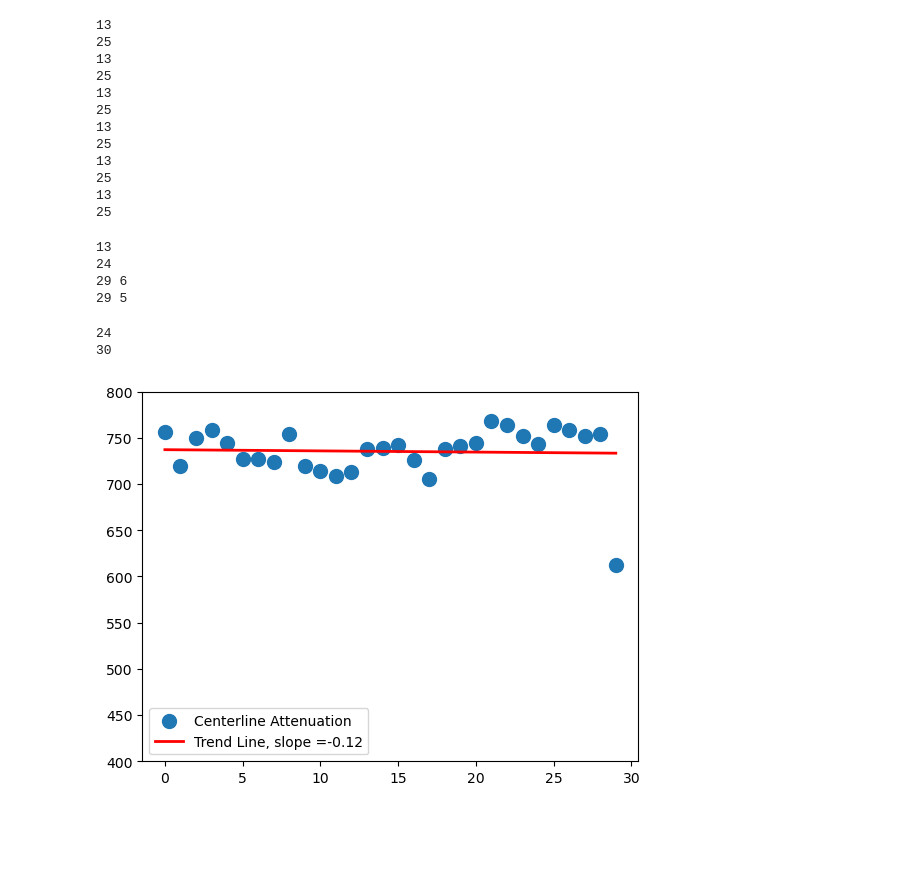
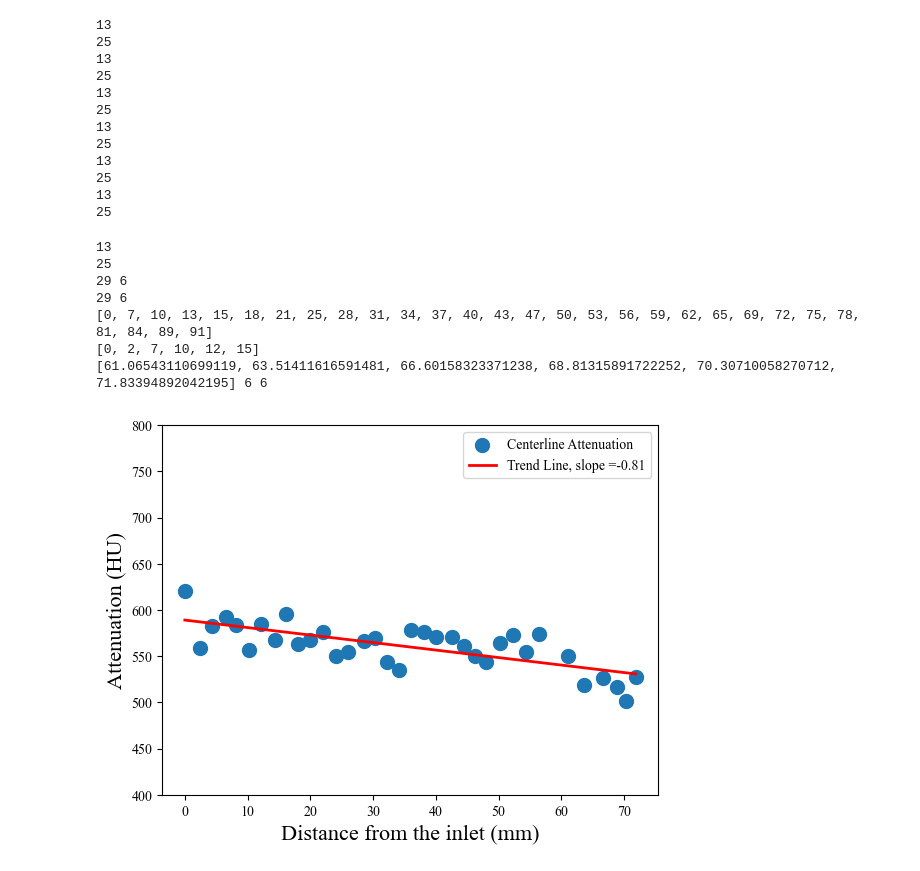
Before and after one commit to aseresti/ContrastDispersion, a Jupyter notebook: scripts/TestAutoPipeline.ipynb, the cells around one changed output. Saved outputs shown, nothing was run; the diff lists cells and outputs as text; code cells hidden in the pictures; blank space fills up the shorter version.

Commit message:
Correct slope calculation by measuring the heartbeat duration and vessel length

```diff
--- a/scripts/TestAutoPipeline.ipynb
+++ b/scripts/TestAutoPipeline.ipynb
@@ -28,6 +28,10 @@ import xml.etree.ElementTree as ET
 from scipy.stats import linregress
 from vtk.util.numpy_support import vtk_to_numpy, numpy_to_vtk
 from utilities import *
+
+plt.rcParams['font.family'] = 'Times New Roman'
+plt.rcParams['mathtext.fontset'] = 'custom'
+plt.rcParams['mathtext.rm'] = 'Times New Roman'
 # %%
 path_ = "/Users/ana/Documents/AnahitaSeresti/06_ContrastDispersion/3_VesselProjection/VA08B"
 graft_name = "LIMA"
@@ -290,7 +294,7 @@ def SequentialCut(PointsArray, interval=3):
     indeces_1 = indeces_1
 
     indeces_2 = [indeces[i] for i in range(len(indeces_1)) if indeces_1[i] != 1]
-    indeces_2[0] = 2
+    #indeces_2[0] = 2
 
     return indeces_2
 # %%
@@ -454,9 +458,9 @@ for idx in indeces_u:
     tac[-1] = cross_section_mean_array[-1]
 
     if leading:
-        UpperMeanArrays[cumulative_distance[idx]] = tac[1:]
+        UpperMeanArrays[cumulative_distance[idx]] = tac
     else:
-        UpperMeanArrays[cumulative_distance[idx]] = tac[:-1]
+        UpperMeanArrays[cumulative_distance[idx]] = tac
 # %%
 count = [i for i in range(len(tac) - 1)]
 plt.figure()
@@ -495,9 +499,9 @@ for idx in indeces_l:
     print(len(tac))
 
     if leading:
-        LowerMeanArrays[cumulative_distance[len(centerline_upper_points) + idx]] = tac[:-1]
+        LowerMeanArrays[cumulative_distance[len(centerline_upper_points) + idx]] = tac
     else:
-        LowerMeanArrays[cumulative_distance[len(centerline_upper_points) + idx]] = tac[1:]
+        LowerMeanArrays[cumulative_distance[len(centerline_upper_points) + idx]] = tac
 # %% [output]
 13
 25
@@ -518,36 +522,43 @@ print(len(LowerMesh.keys()))
 print(len(LowerMeanArrays[list(LowerMeanArrays.keys())[0]]))
 print(len(indeces_u), len(indeces_l))
 print(len(UpperMeanArrays), len(LowerMeanArrays))
+
+print(indeces_u)
+print(indeces_l)
+keys = [cumulative_distance[len(centerline_upper_points) + idx] for idx in indeces_l]
+print(keys, len(set(keys)), len(keys))
 # %% [output]
 13
-24
+25
 29 6
-29 5
+29 6
+[0, 7, 10, 13, 15, 18, 21, 25, 28, 31, 34, 37, 40, 43, 47, 50, 53, 56, 59, 62, 65, 69, 72, 75, 78, 81, 84, 89, 91]
+[0, 2, 7, 10, 12, 15]
+[61.06543110699119, 63.51411616591481, 66.60158323371238, 68.81315891722252, 70.30710058270712, 71.83394892042195] 6 6
 # %%
-sample_time = 13 # the time point when the spatial attenuation is extracted.
+sample_time = 11 # the time point when the spatial attenuation is extracted.
 
 SpatialArray = []
-for _, array in UpperMeanArrays.items():
+SamplingLocation = list(UpperMeanArrays.keys()) + list(LowerMeanArrays.keys())
+for key, array in UpperMeanArrays.items():
     SpatialArray.append(array[sample_time])
-for _, array in LowerMeanArrays.items():
-    print(len(array))
-    SpatialArray.append(array[sample_time])
+for key, array in LowerMeanArrays.items():
+    SpatialArray.append(array[sample_time - 1 ])
 
-count = [i for i in range(len(SpatialArray))]
-print(len(count))
+
 plt.figure()
-plt.scatter(count, SpatialArray, marker = 'o', s = 100, label = "Centerline Attenuation")
-x_fit = np.linspace(min(count), max(count), 100).reshape(-1,1)
-slope_s, intercept, _, _, _ = linregress(count, SpatialArray)
+plt.scatter(SamplingLocation, SpatialArray, marker = 'o', s = 100, label = "Centerline Attenuation")
+x_fit = np.linspace(min(SamplingLocation), max(SamplingLocation), 100).reshape(-1,1)
+slope_s, intercept, _, _, _ = linregress(SamplingLocation, SpatialArray)
 y_fit = slope_s * x_fit + intercept
 plt.plot(x_fit, y_fit, 'r-', linewidth=2, label= f"Trend Line, slope ={int(slope_s*100)/100}")
 plt.ylim([400, 800])
+plt.xlabel("Distance from the inlet (mm)", size = 16)
+plt.ylabel("Attenuation (HU)", size = 16)
 plt.legend()
 plt.show()
 # %% [output]
-24
-30
-[figure, old version]
+[figure, new version]
 # %%
 upslope_begins = 8
 upslope_ends = 13
```
Also changed, not shown: parts of 4 cells of this notebook.
